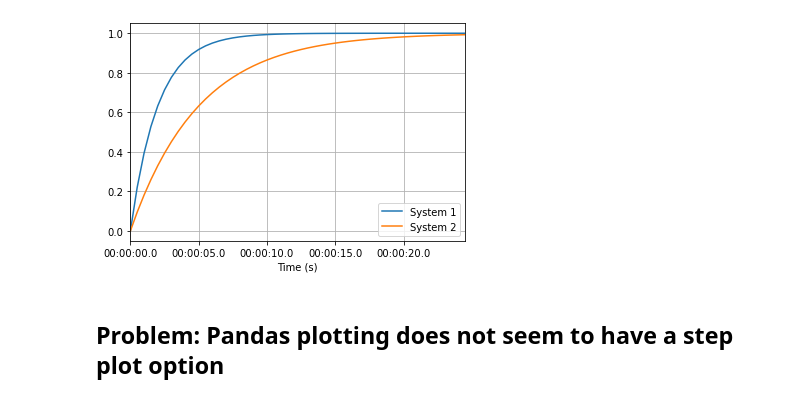
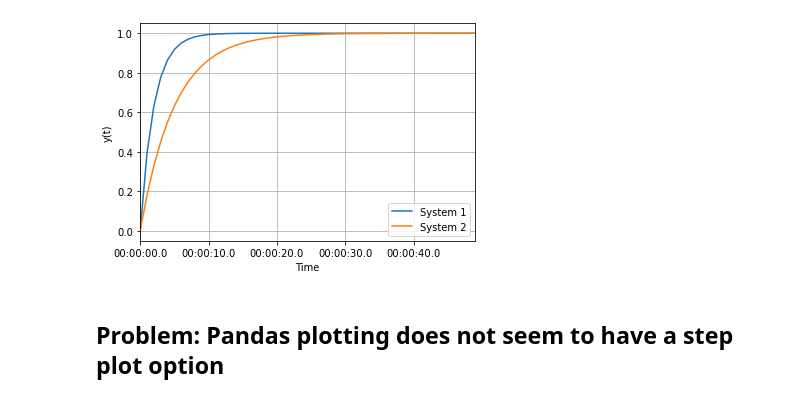
Before and after one commit to billtubbs/python-control-examples, a Jupyter notebook: Demonstrate-Pandas-time-series-plotting.ipynb, the cells around one changed output. Cells and saved outputs as stored; diff of their text form; code cells hidden in the pictures.

```diff
--- a/Demonstrate-Pandas-time-series-plotting.ipynb
+++ b/Demonstrate-Pandas-time-series-plotting.ipynb
@@ -3,12 +3,18 @@
 # %%
 import pandas as pd
+import numpy as np
 from control import tf, step_response, c2d
 import matplotlib.pyplot as plt
 
 # Sample time
 Ts = 0.5
 
-# 2 systems
-sys1 = c2d(tf(1, [2, 1]), Ts)
-sys2 = c2d(tf(1, [5, 1]), Ts)
+# Define 2 tranfer functions
+tf1 = c2d(tf(1, [2, 1]), Ts)
+tf2 = c2d(tf(1, [5, 1]), Ts)
+
+# Simulate both systems
+T = Ts*np.arange(0, 50)
+T_out, y_out1 = step_response(tf1, T)  # Note: T is a pd.Index but still works here
+T_out, y_out2 = step_response(tf2, T)
 # %%
@@ -51,11 +75,15 @@ This is arguably less useful for control system design since we don't usually ca
 # %%
 # Simulate both systems
-Ts = 0.5
+Ts = 1
 K = pd.RangeIndex(0, 50, name='Sample (k)')
-T = pd.TimedeltaIndex(Ts*K, unit='s', name='Time (s)')
-T_out, y_out1 = step_response(sys1, T.total_seconds())
-T_out, y_out2 = step_response(sys2, T.total_seconds())
+T = pd.TimedeltaIndex(Ts*K, unit='s', name='Time')
+T_out, y_out1 = step_response(tf1, T.total_seconds())
+T_out, y_out2 = step_response(tf2, T.total_seconds())
 
-# Convert outputs to Pandas series
-ts1 = pd.Series(y_out1, index=T, name='System 1')
-ts2 = pd.Series(y_out2, index=T, name='System 2')
+data = {
+    'System 1': y_out1,
+    'System 2': y_out2
+}
+# Convert outputs straight to Pandas dataframe
+sim_results = pd.DataFrame(data, index=T)
+sim_results.head()
@@ -62,12 +98,9 @@ ts2 = pd.Series(y_out2, index=T, name='System 2')
 # %%
 # Both lines on same plot
-ts1.plot()
-ts2.plot()
-plt.grid()
-plt.legend()
+sim_results.plot(grid=True, ylabel='y(t)')
 plt.show()
 # %% [output]
-[figure, old version]
+[figure, new version]
 # %% [markdown]
 ## Problem: Pandas plotting does not seem to have a step plot option
 # %%
```
Also changed, not shown: parts of 9 cells of this notebook.
